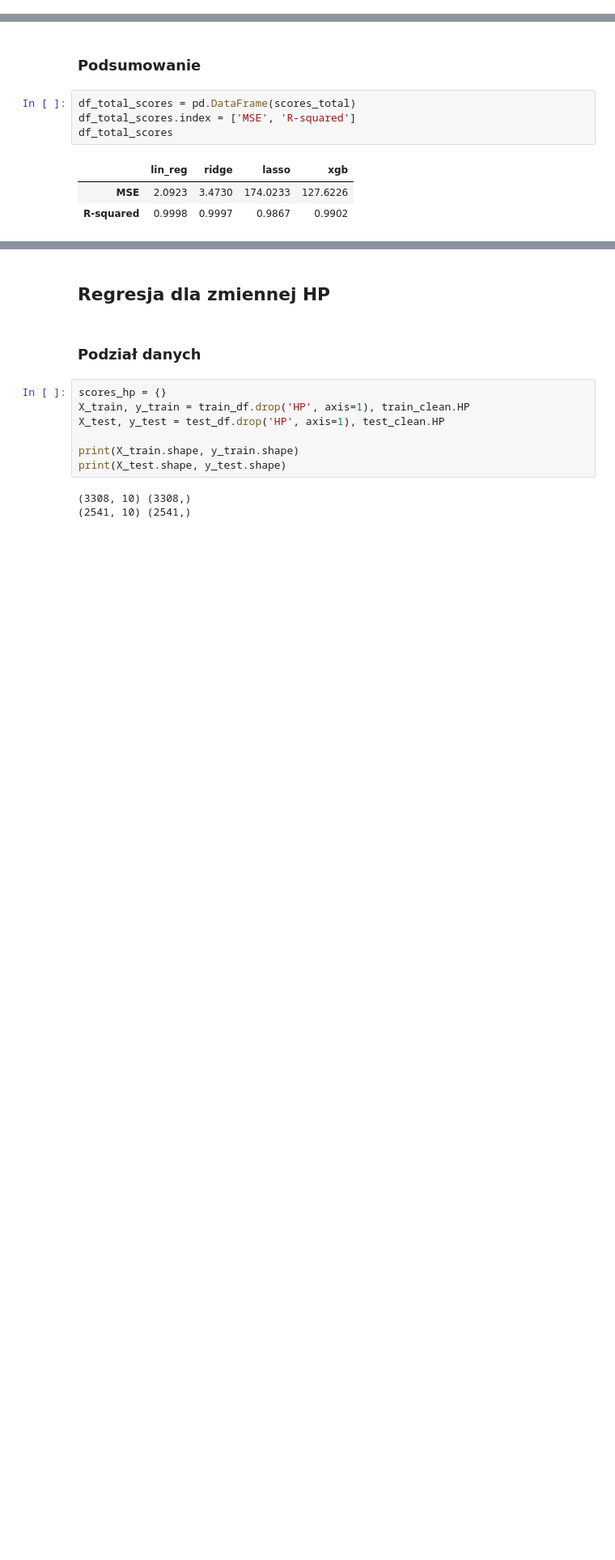
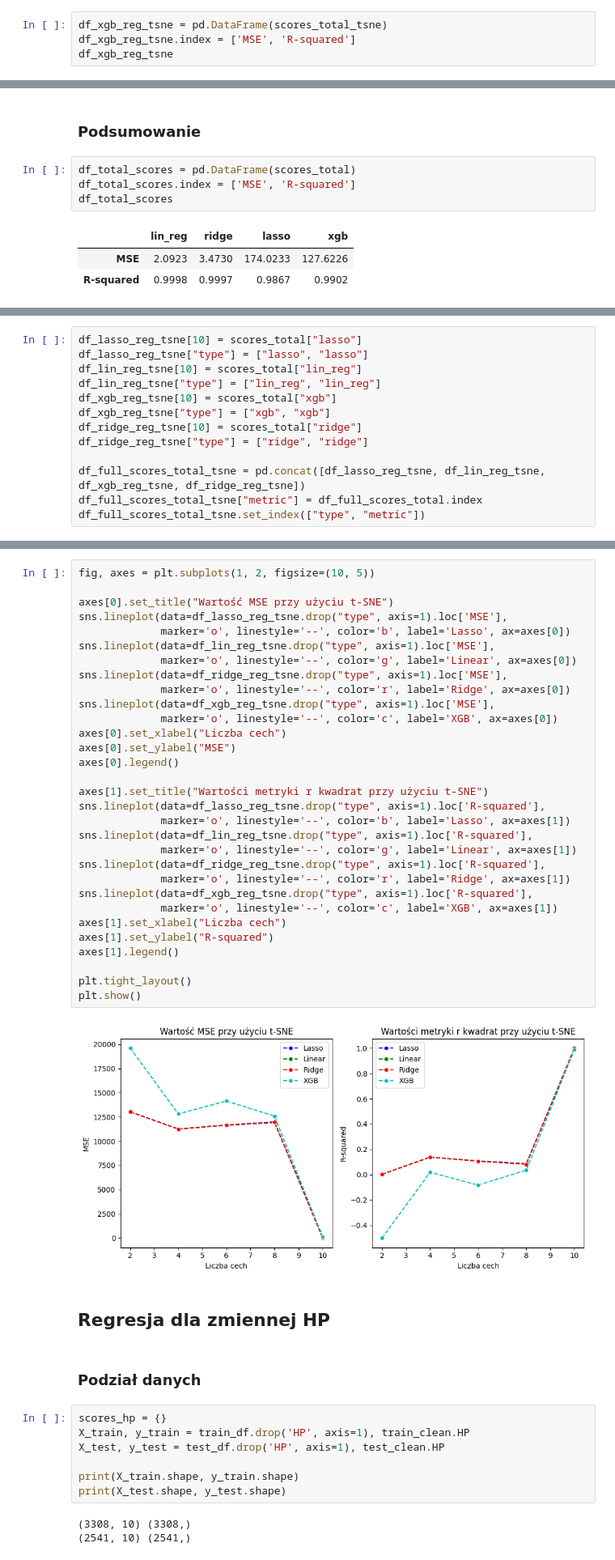
Before and after one commit to KacperUrban/Machine-learning-course, a Jupyter notebook: notebooks/Projekt_nr_4.ipynb, the cells around one changed output, grey strips where cells are left out. Shown at 81% size. Drawn from its saved outputs; the diff is of its cells as text; blank space fills up the shorter version.

```diff
--- a/notebooks/Projekt_nr_4.ipynb
+++ b/notebooks/Projekt_nr_4.ipynb
@@ -269,0 +486,4 @@ R-squared: 0.9902
+# %%
+df_xgb_reg_tsne = pd.DataFrame(scores_total_tsne)
+df_xgb_reg_tsne.index = ['MSE', 'R-squared']
+df_xgb_reg_tsne
@@ -291,0 +590,13 @@ plt.show()
+# %%
+df_lasso_reg_tsne[10] = scores_total["lasso"]
+df_lasso_reg_tsne["type"] = ["lasso", "lasso"]
+df_lin_reg_tsne[10] = scores_total["lin_reg"]
+df_lin_reg_tsne["type"] = ["lin_reg", "lin_reg"]
+df_xgb_reg_tsne[10] = scores_total["xgb"]
+df_xgb_reg_tsne["type"] = ["xgb", "xgb"]
+df_ridge_reg_tsne[10] = scores_total["ridge"]
+df_ridge_reg_tsne["type"] = ["ridge", "ridge"]
+
+df_full_scores_total_tsne = pd.concat([df_lasso_reg_tsne, df_lin_reg_tsne, df_xgb_reg_tsne, df_ridge_reg_tsne])
+df_full_scores_total_tsne["metric"] = df_full_scores_total.index
+df_full_scores_total_tsne.set_index(["type", "metric"])
@@ -292,3 +616,36 @@ plt.show()
+# %%
+fig, axes = plt.subplots(1, 2, figsize=(10, 5))
+
+axes[0].set_title("Wartość MSE przy użyciu t-SNE")
+sns.lineplot(data=df_lasso_reg_tsne.drop("type", axis=1).loc['MSE'],
+             marker='o', linestyle='--', color='b', label='Lasso', ax=axes[0])
+sns.lineplot(data=df_lin_reg_tsne.drop("type", axis=1).loc['MSE'],
+             marker='o', linestyle='--', color='g', label='Linear', ax=axes[0])
+sns.lineplot(data=df_ridge_reg_tsne.drop("type", axis=1).loc['MSE'],
+             marker='o', linestyle='--', color='r', label='Ridge', ax=axes[0])
+sns.lineplot(data=df_xgb_reg_tsne.drop("type", axis=1).loc['MSE'],
+             marker='o', linestyle='--', color='c', label='XGB', ax=axes[0])
+axes[0].set_xlabel("Liczba cech")
+axes[0].set_ylabel("MSE")
+axes[0].legend()
+
+axes[1].set_title("Wartości metryki r kwadrat przy użyciu t-SNE")
+sns.lineplot(data=df_lasso_reg_tsne.drop("type", axis=1).loc['R-squared'],
+             marker='o', linestyle='--', color='b', label='Lasso', ax=axes[1])
+sns.lineplot(data=df_lin_reg_tsne.drop("type", axis=1).loc['R-squared'],
+             marker='o', linestyle='--', color='g', label='Linear', ax=axes[1])
+sns.lineplot(data=df_ridge_reg_tsne.drop("type", axis=1).loc['R-squared'],
+             marker='o', linestyle='--', color='r', label='Ridge', ax=axes[1])
+sns.lineplot(data=df_xgb_reg_tsne.drop("type", axis=1).loc['R-squared'],
+             marker='o', linestyle='--', color='c', label='XGB', ax=axes[1])
+axes[1].set_xlabel("Liczba cech")
+axes[1].set_ylabel("R-squared")
+axes[1].legend()
+
+plt.tight_layout()
+plt.show()
+# %% [output]
+[figure, added]
 # %% [markdown]
 ## Regresja dla zmiennej HP
 # %% [markdown]
```
Also changed, not shown: parts of 40 cells of this notebook.
